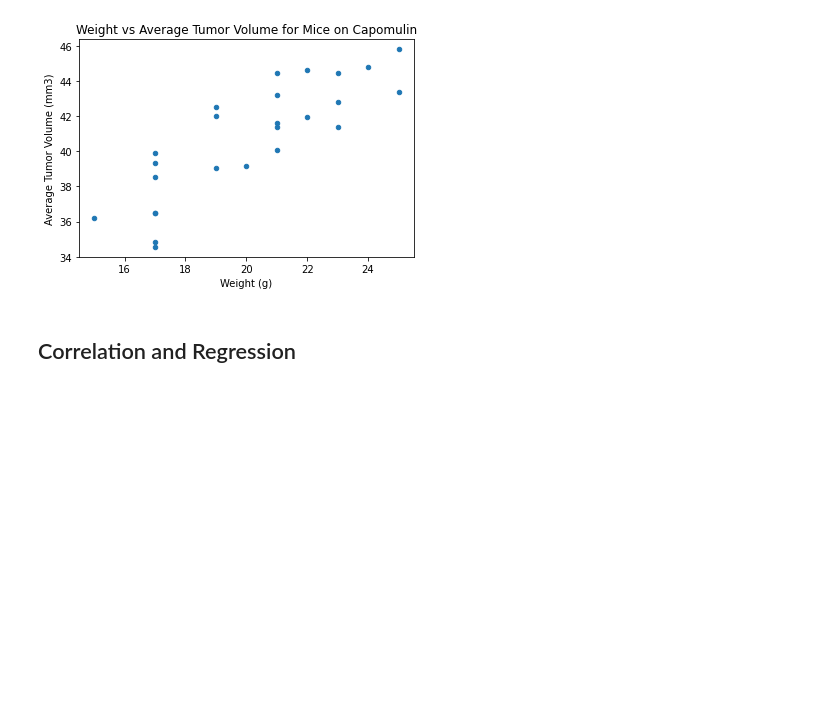
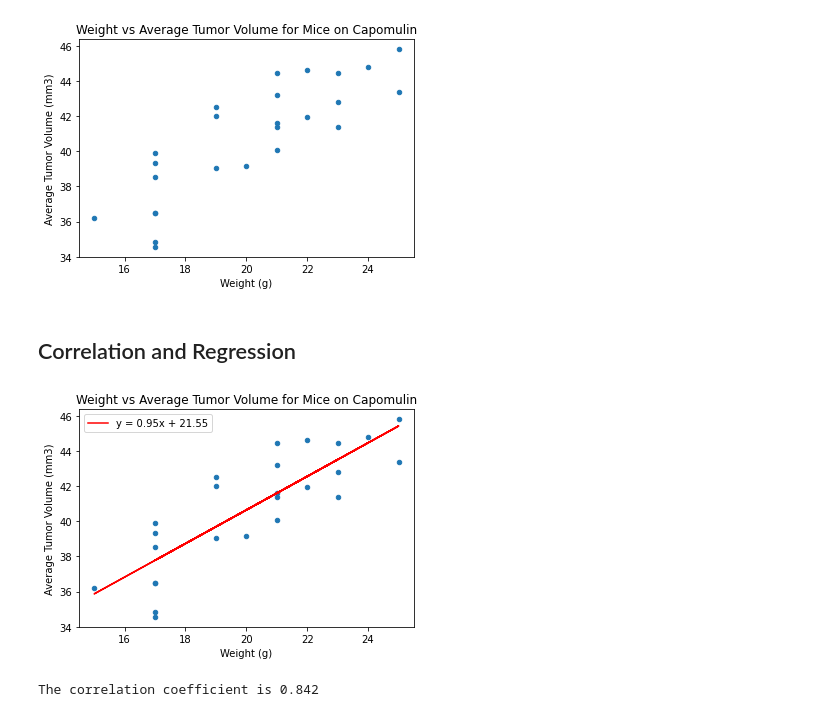
Before and after one commit to 12wollmana/UMN-Data_Analytics-MatPlotLib, a Jupyter notebook: Pymaceuticals/pymaceuticals_starter.ipynb, the cells around one changed output. Cells and saved outputs as stored; diff of their text form; code cells hidden in the pictures; blank space fills up the shorter version.

Commit message:
Finished Correlation and Regression Section

```diff
--- a/Pymaceuticals/pymaceuticals_starter.ipynb
+++ b/Pymaceuticals/pymaceuticals_starter.ipynb
@@ -325,12 +326,15 @@ plt.show()
 # Generate a scatter plot of average tumor volume vs. mouse weight for the Capomulin regimen.
 # Note: this means mouse weight goes on the x-axis, with average tumor volume on the y-axis.
 regimen = "Capomulin"
-regimen_data = mouse_study_df.loc[mouse_study_df[Columns.drug_regimen] == regimen]
+regimen_data = mouse_study_df.loc[mouse_study_df[Columns.drug_regimen] == regimen][[Columns.mouse_id, Columns.weight, Columns.tumor_volume]]
 tumor_v_weight_gb = regimen_data.groupby(Columns.mouse_id).mean()
 
-tumor_v_weight_gb.plot(kind="scatter", x=Columns.weight, y=Columns.tumor_volume)
-plt.title(f"Weight vs Average Tumor Volume for Mice on {regimen}")
-plt.ylabel(f"Average {Columns.tumor_volume}")
+def plot_tumor_v_weight(data, regimen):
+    data.plot(kind="scatter", x=Columns.weight, y=Columns.tumor_volume)
+    plt.title(f"Weight vs Average Tumor Volume for Mice on {regimen}")
+    plt.ylabel(f"Average {Columns.tumor_volume}")
+
+plot_tumor_v_weight(tumor_v_weight_gb, regimen)
 plt.show()
 # %% [output]
 [figure]
@@ -341,0 +343,18 @@ plt.show()
+# %%
+# Calculate the correlation coefficient and linear regression model
+# for mouse weight and average tumor volume for the Capomulin regimen.
+x_values = tumor_v_weight_gb[Columns.weight]
+y_values = tumor_v_weight_gb[Columns.tumor_volume]
+(slope, intercept, rvalue, pvalue, stderr) = linregress(x_values, y_values)
+regress_values = x_values * slope + intercept
+tumor_v_weight_eq = "y = " + str(round(slope,2)) + "x + " + str(round(intercept,2))
+
+plot_tumor_v_weight(tumor_v_weight_gb, regimen)
+regress_plot, = plt.plot(x_values, regress_values, "r-", label=tumor_v_weight_eq)
+plt.legend(handles=[regress_plot], loc="best")
+plt.show()
+
+print(f"The correlation coefficient is {round(rvalue, 3)}")
+# %% [output]
+[figure, added]
+The correlation coefficient is 0.842
```
Also changed, not shown: parts of 5 cells of this notebook.
